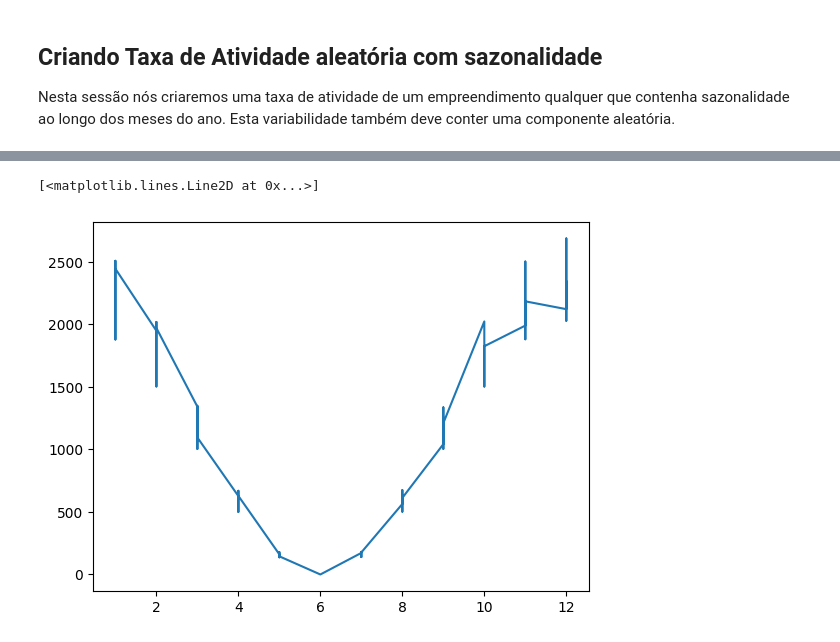
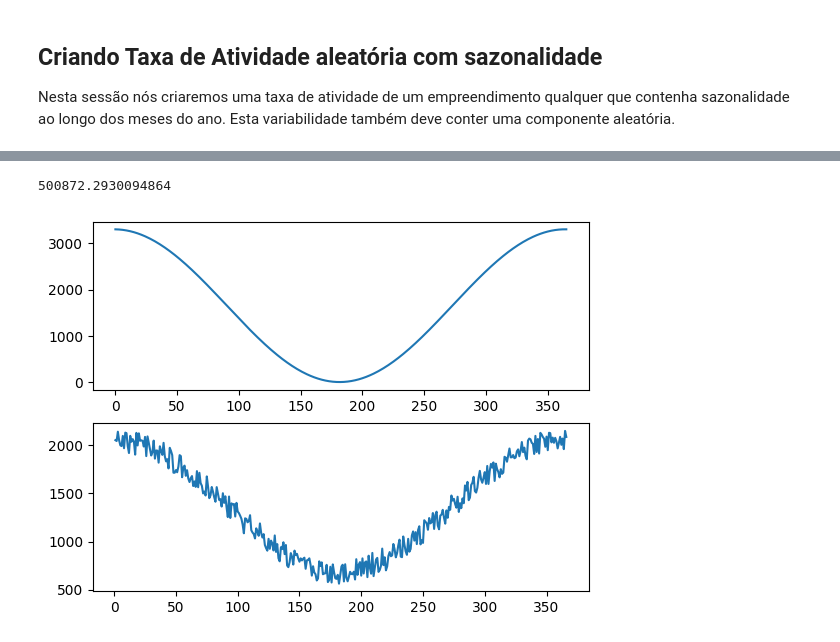
Before and after one commit to Bianca-bonetti/controledepoluicaoatm, a Jupyter notebook: Atividade01_01.ipynb, the cells around one changed output, grey strips where cells are left out. Drawn from its saved outputs; the diff is of its cells as text; code cells hidden in the pictures.

```diff
--- a/Atividade01_01.ipynb
+++ b/Atividade01_01.ipynb
@@ -78,8 +78,8 @@ Nesta sessão nós criaremos uma taxa de atividade de um empreendimento qualquer
 # %%
 # Criando vetor de valores aleatórios
 import numpy as np
-atvMax = 1350
-atvMin = 1000
+atvMax = 1350*1.45
+atvMin = 1350
 n = 1000
 atv = (atvMax-atvMin)*np.random.rand(n) + atvMin
 #print(atv)
@@ -102,7 +102,7 @@ df = pd.DataFrame({'Data': datas})
 
 # Extrair os meses das datas e adicioná-los como uma nova coluna no DataFrame
 df['Mes'] = df['Data'].dt.month
-df['Dia'] = df['Data'].dt.day #criar um array de 1 a 365 e colocar igual a df['Dia']
+df['Dia do Ano'] = df['Data'].dt.dayofyear  #criar um array de 1 a 365 e colocar igual a df['Dia']
 # Mostrar o DataFrame resultante
 print(df)
 # %% [output]
@@ -157,9 +157,9 @@ df.to_csv(r"C:\Users\BiaBN\OneDrive\Documentos\controledepoluicaoatm\tabelas\FE\
 # %%
 # Criando componente sazonal
 
-sazonalidade = np.cos((2*np.pi)*df.set_index()/365) #taxa de papel produzido diariamente
+sazonalidade = np.cos((2*np.pi)*df['Dia do Ano']/365)+1#taxa de papel produzido diariamente
 
-df['sazonalidade'] = sazonalidade +1
+df['sazonalidade'] = sazonalidade
 plt.plot(sazonalidade)
 df.to_csv(r"C:\Users\BiaBN\OneDrive\Documentos\controledepoluicaoatm\tabelas\FE\ativ.csv")
 # %% [output]
@@ -167,9 +167,18 @@ TypeError: set_index() missing 1 required positional argument: 'keys'
 # %%
 # Valores aleatórios com sazonalidade
 
-df['aleatorioSazonal'] = df['atividade'] * df['sazonalidade']
+#df['aleatorioSazonal'] = df['atividade'] * df['sazonalidade']
 
-plt.plot(df['Mes'], df['aleatorioSazonal'])
+df['aleatorio'] =  (atvMax - atvMin)*np.random.rand(n) + atvMin
+
+df['aleatorioSazonal'] = (df['atividade'] +  df['sazonalidade']*df['atividade'].mean())*0.415
+
+
+fig,ax= plt.subplots(2)
+
+ax[1].plot(df['Dia do Ano'], df['aleatorioSazonal'])
+ax[0].plot(df['sazonalidade']*df['atividade'].mean())
+print(df['aleatorioSazonal'].mean()*365)
 # %% [output]
-[<matplotlib.lines.Line2D at 0x...>]
+500872.2930094864
-[figure, old version]
+[figure, new version]
```
Also changed, not shown: parts of 6 cells of this notebook.
